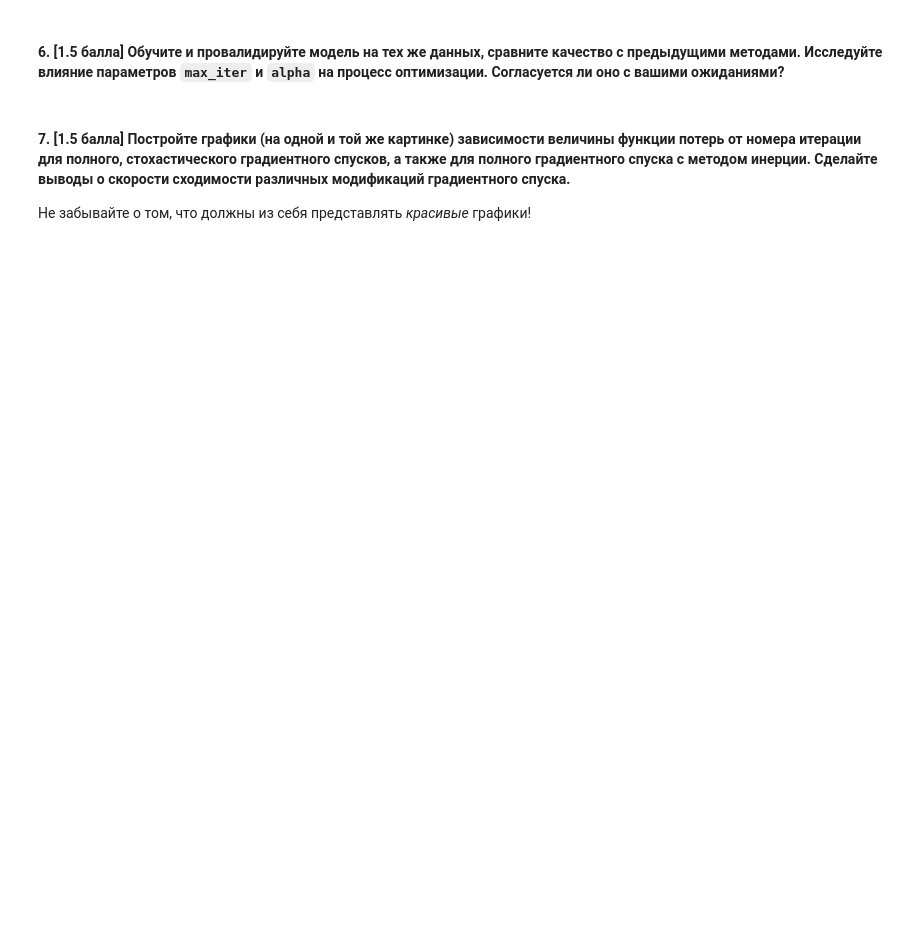
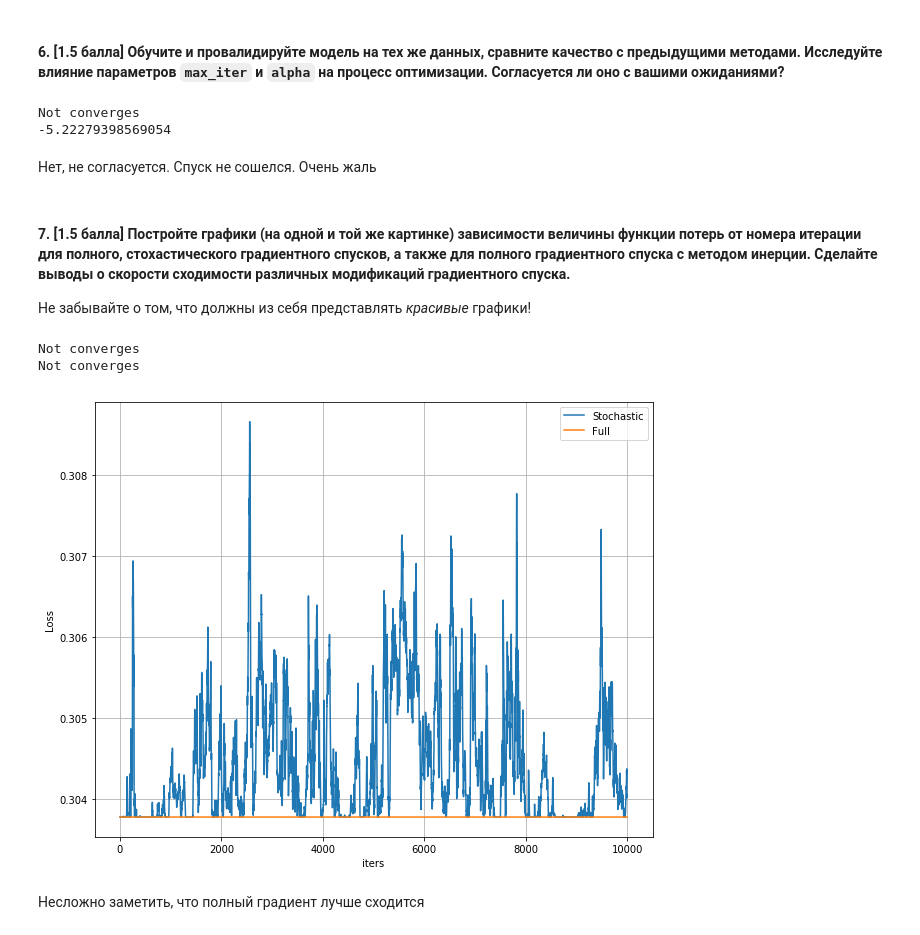
Before and after one commit to Mikhail-off/ML2018, a Jupyter notebook: HW3/homework-practice-03.ipynb, the cells around one changed output. Cells and saved outputs as stored; diff of their text form; code cells hidden in the pictures; blank space fills up the shorter version.

```diff
--- a/HW3/homework-practice-03.ipynb
+++ b/HW3/homework-practice-03.ipynb
@@ -304,3 +308,27 @@ sgd.fit(x_train.values, y_train.values)
+# %%
+pipe = Pipeline([
+    ('scaler', StandardScaler()),
+    ('regressor', HuberReg(alpha=0.1, eta=0.1, max_iter=100000, gd_type='full'))
+])
+'''
+params = {
+    'scaler': [StandardScaler()],
+    'regressor__max_iter': np.linspace(10000, 100000, 4),
+    'regressor__eta': np.logspace(-6, 6, 4),
+    'regressor__gd_type': ['full']
+}
+
+cv = GridSearchCV(pipe, param_grid=params, return_train_score=True, refit=True, verbose=1, cv=3)
+'''
+pipe.fit(x_train.values, y_train.values)
+
+print(pipe.score(x_test, y_test))
+#pipe.named_steps['regressor'].loss_history
+# %% [output]
+Not converges
+-5.22279398569054
+# %% [markdown]
+Нет, не согласуется. Спуск не сошелся. Очень жаль
 # %% [markdown]
 #### 7. [1.5 балла] Постройте графики (на одной и той же картинке) зависимости величины функции потерь от номера итерации для полного, стохастического градиентного спусков, а также для полного градиентного спуска с методом инерции. Сделайте выводы о скорости сходимости различных модификаций градиентного спуска.
 
@@ -309,0 +336,26 @@ sgd.fit(x_train.values, y_train.values)
+# %%
+pipe_full = Pipeline([
+    ('scaler', StandardScaler()),
+    ('regressor', HuberReg(delta=0.1, alpha=0.5, eta=0.1, max_iter=10000, gd_type='full'))
+])
+pipe_stochastic = Pipeline([
+    ('scaler', StandardScaler()),
+    ('regressor', HuberReg(delta=0.1, alpha=0.5, eta=0.1, max_iter=10000))
+])
+pipe_full.fit(x_train.values, y_train.values)
+pipe_stochastic.fit(x_train.values, y_train.values)
+n_nulls = []
+plt.figure(figsize=(10, 8))
+plt.plot(range(len(pipe_stochastic.named_steps['regressor'].loss_history)), pipe_stochastic.named_steps['regressor'].loss_history, label=u'Stochastic')
+plt.plot(range(len(pipe_full.named_steps['regressor'].loss_history)), pipe_full.named_steps['regressor'].loss_history, label=u'Full')
+plt.xlabel("iters")
+plt.ylabel("Loss")
+plt.grid()
+plt.legend()
+plt.show()
+# %% [output]
+Not converges
+Not converges
+[figure, added]
+# %% [markdown]
+Несложно заметить, что полный градиент лучше сходится
```
Also changed, not shown: parts of 7 cells of this notebook.
